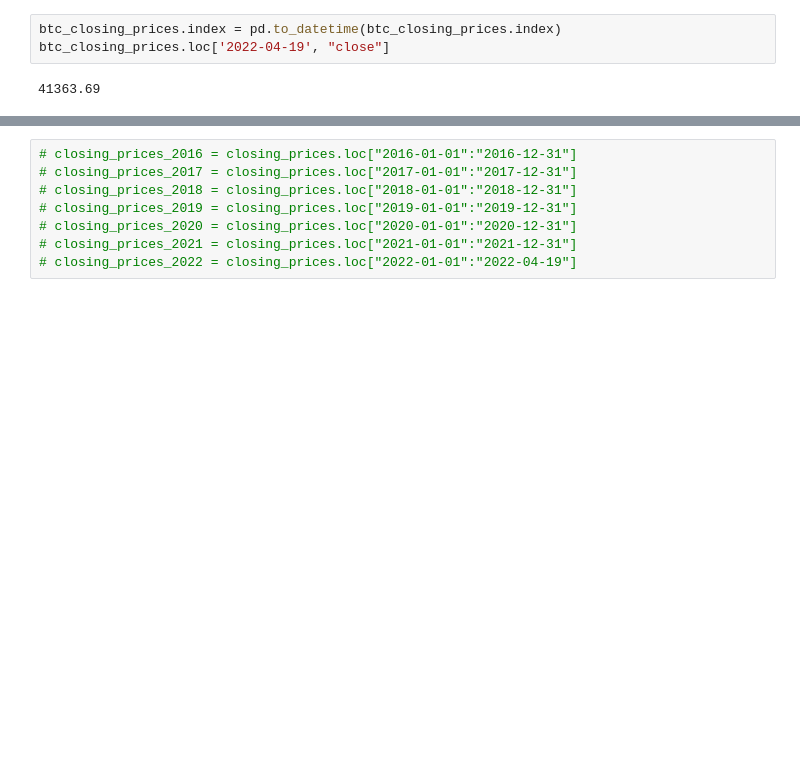
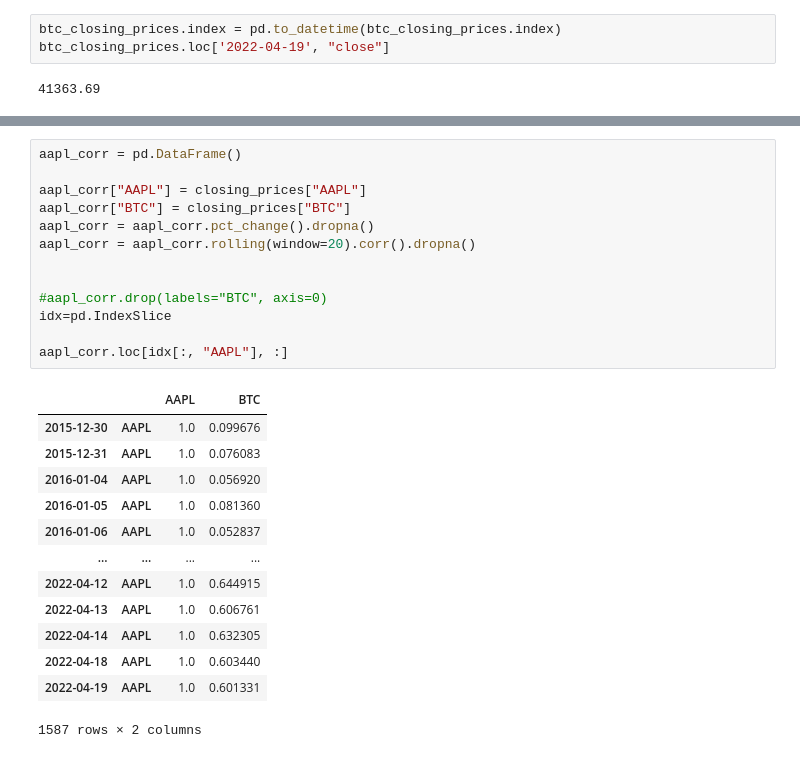
Before and after one commit to mathias1020/BTC_Correlation_Analysis, a Jupyter notebook: Correlation_Analysis.ipynb, the cells around one changed output, grey strips where cells are left out. Cells and saved outputs as stored; diff of their text form; blank space fills up the shorter version.

```diff
--- a/Correlation_Analysis.ipynb
+++ b/Correlation_Analysis.ipynb
@@ -119,8 +124,27 @@ closing_prices.head()
 # %%
-# closing_prices_2016 = closing_prices.loc["2016-01-01":"2016-12-31"]
-# closing_prices_2017 = closing_prices.loc["2017-01-01":"2017-12-31"]
-# closing_prices_2018 = closing_prices.loc["2018-01-01":"2018-12-31"]
-# closing_prices_2019 = closing_prices.loc["2019-01-01":"2019-12-31"]
-# closing_prices_2020 = closing_prices.loc["2020-01-01":"2020-12-31"]
-# closing_prices_2021 = closing_prices.loc["2021-01-01":"2021-12-31"]
-# closing_prices_2022 = closing_prices.loc["2022-01-01":"2022-04-19"]
+aapl_corr = pd.DataFrame()
+
+aapl_corr["AAPL"] = closing_prices["AAPL"]
+aapl_corr["BTC"] = closing_prices["BTC"]
+aapl_corr = aapl_corr.pct_change().dropna()
+aapl_corr = aapl_corr.rolling(window=20).corr().dropna()
+
+
+#aapl_corr.drop(labels="BTC", axis=0)
+idx=pd.IndexSlice
+
+aapl_corr.loc[idx[:, "AAPL"], :]
+# %% [output]
+|  |  | AAPL | BTC |
+| 2015-12-30 | AAPL | 1.0 | 0.099676 |
+| 2015-12-31 | AAPL | 1.0 | 0.076083 |
+| 2016-01-04 | AAPL | 1.0 | 0.056920 |
+| 2016-01-05 | AAPL | 1.0 | 0.081360 |
+| 2016-01-06 | AAPL | 1.0 | 0.052837 |
+| ... | ... | ... | ... |
+| 2022-04-12 | AAPL | 1.0 | 0.644915 |
+| 2022-04-13 | AAPL | 1.0 | 0.606761 |
+| 2022-04-14 | AAPL | 1.0 | 0.632305 |
+| 2022-04-18 | AAPL | 1.0 | 0.603440 |
+| 2022-04-19 | AAPL | 1.0 | 0.601331 |
+1587 rows × 2 columns
```
Also changed, not shown: parts of 8 cells of this notebook.
